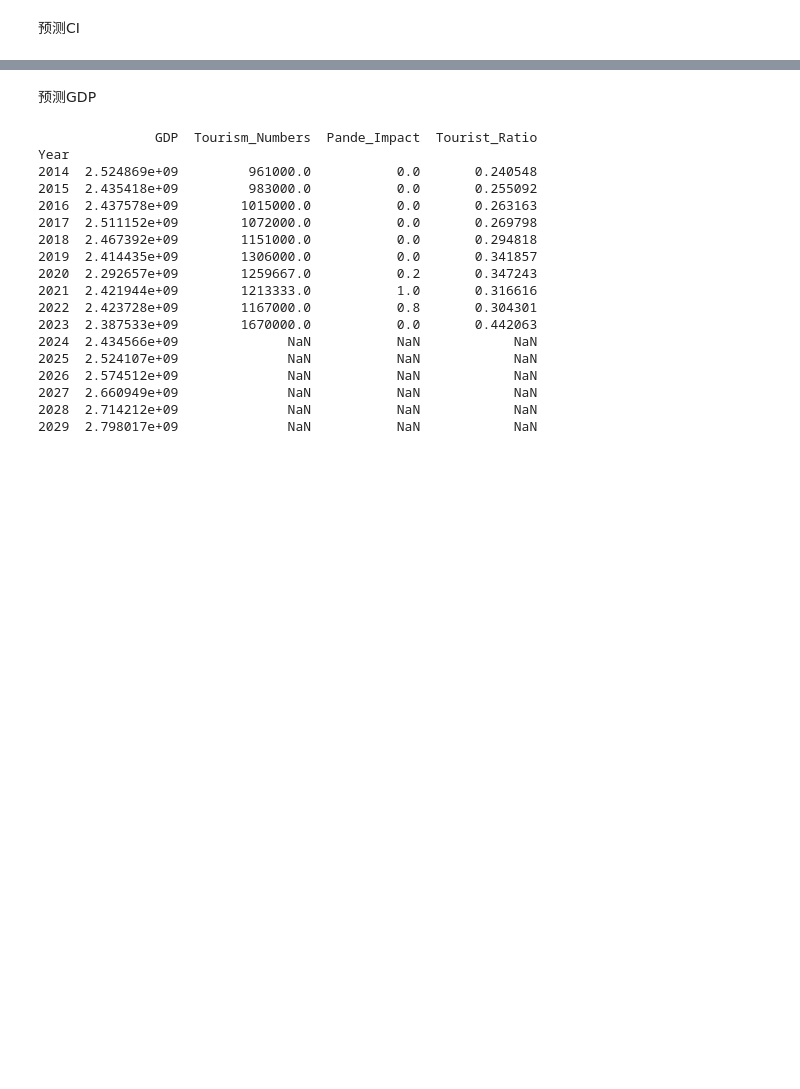
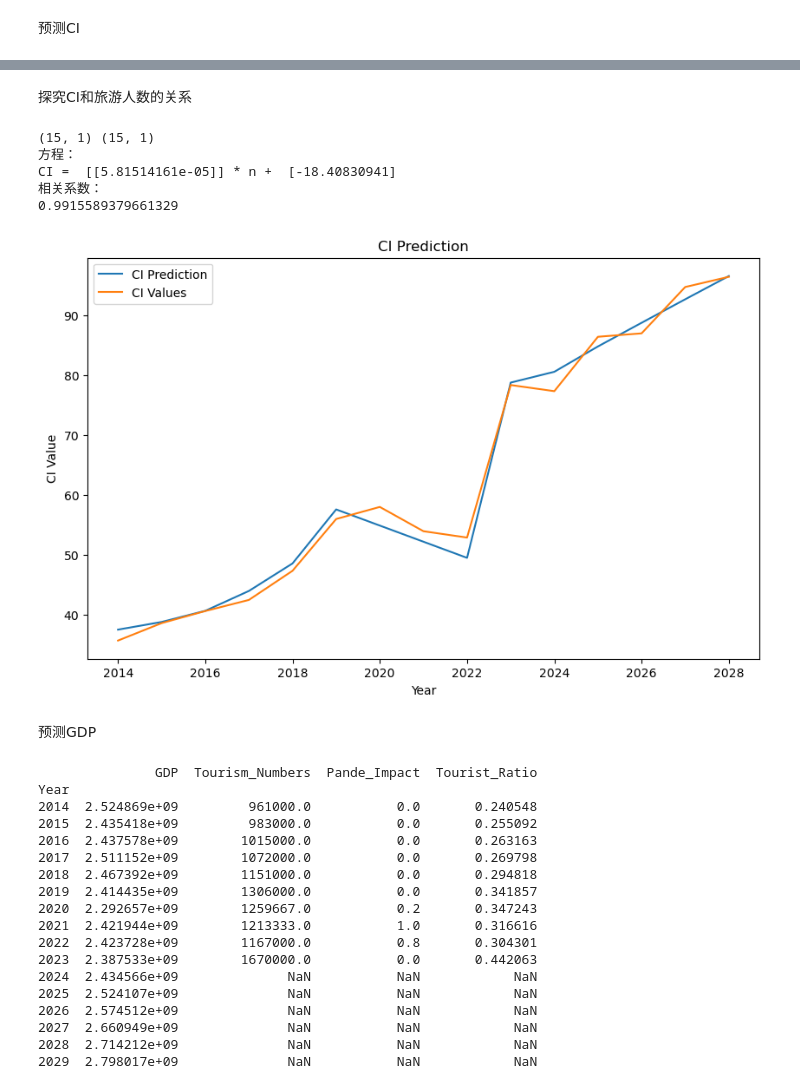
Before and after one commit to BlackMaple1203/MCM, a Jupyter notebook: Code/environment/kaya.ipynb, the cells around one changed output, grey strips where cells are left out. Cells and saved outputs as stored; diff of their text form; code cells hidden in the pictures; blank space fills up the shorter version.

```diff
--- a/Code/environment/kaya.ipynb
+++ b/Code/environment/kaya.ipynb
@@ -150,3 +148,42 @@ CI_pred
+# %% [markdown]
+探究CI和旅游人数的关系
+# %%
+X = np.array(kd["Tourism_Numbers"]).reshape(-1, 1)
+y = np.array(CI_pred).reshape(-1, 1)
+
+print(X.shape, y.shape)
+assert X.shape == y.shape
+
+model_CI_num = LinearRegression()
+model_CI_num.fit(X, y)
+
+# 方程
+print("方程：")
+print("CI = ", model_CI_num.coef_, "* n + ", model_CI_num.intercept_)
+
+# 相关系数
+print("相关系数：")
+r = model_CI_num.score(X, y)
+print(r)
+
+# 预测并画图
+y_pred = model_CI_num.predict(X)
+
+plt.figure(figsize=(10, 6))
+plt.plot(kd["Year"], y_pred, label="CI Prediction")
+plt.plot(kd["Year"], CI_pred, label="CI Values")
+plt.xlabel("Year")
+plt.ylabel("CI Value")
+plt.title("CI Prediction")
+plt.legend()
+plt.show()
+# %% [output]
+(15, 1) (15, 1)
+方程：
+CI =  [[5.81514161e-05]] * n +  [-18.40830941]
+相关系数：
+0.9915589379661329
+[figure, added]
 # %% [markdown]
 预测GDP
 # %%
```
Also changed, not shown: parts of 5 cells of this notebook.
